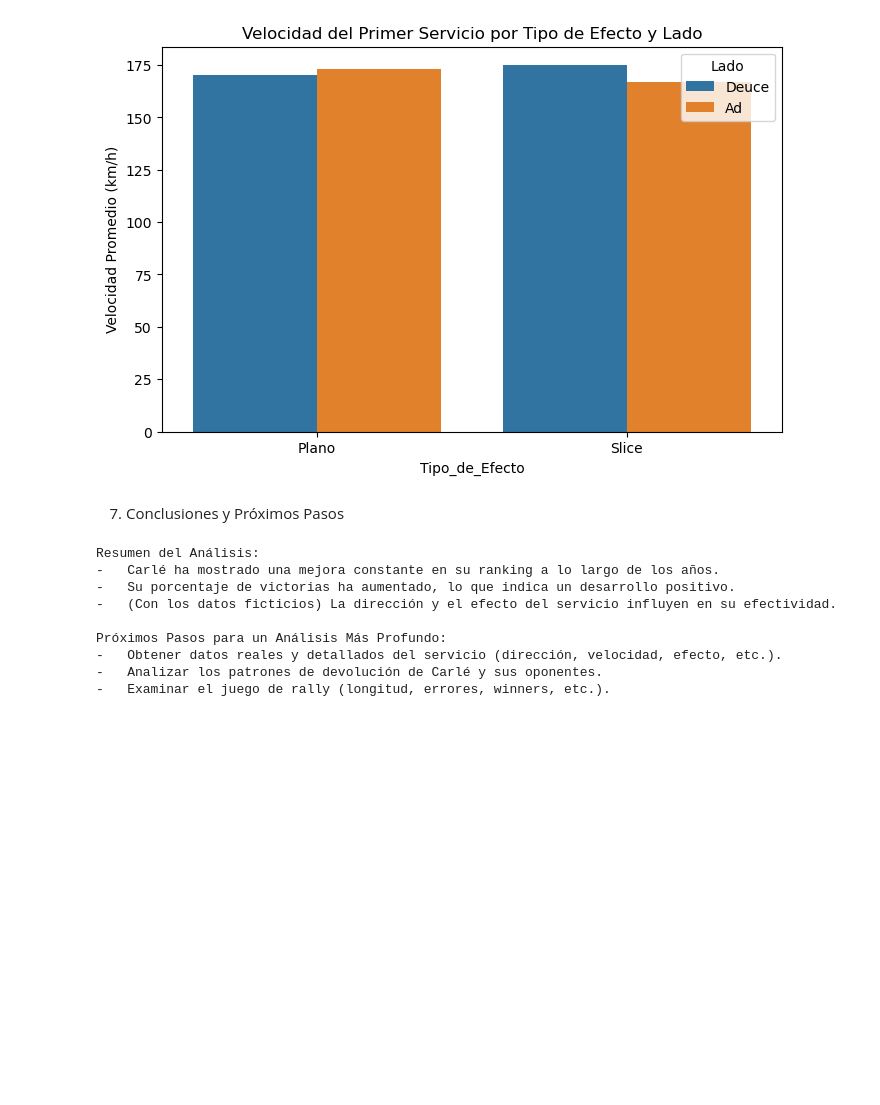
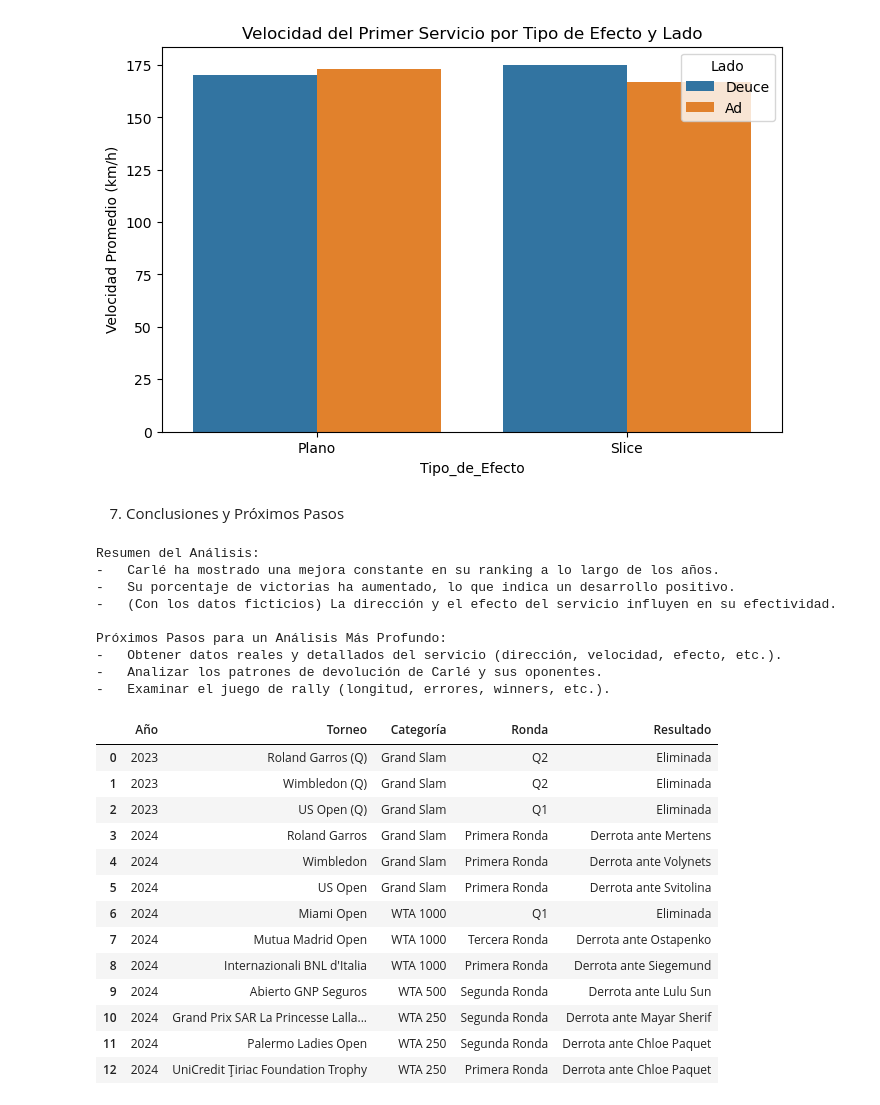
Before and after one commit to roreravi/kevin, a Jupyter notebook: tennis/carle.ipynb, the cells around one changed output. Drawn from its saved outputs; the diff is of its cells as text; code cells hidden in the pictures; blank space fills up the shorter version.

```diff
--- a/tennis/carle.ipynb
+++ b/tennis/carle.ipynb
@@ -215,3 +215,62 @@ Próximos Pasos para un Análisis Más Profundo:
 -   Obtener datos reales y detallados del servicio (dirección, velocidad, efecto, etc.).
 -   Analizar los patrones de devolución de Carlé y sus oponentes.
 -   Examinar el juego de rally (longitud, errores, winners, etc.).
+# %%
+#Analsisi de lourdes Carle en los ultimos años, resultados y torneos jugados 250, 500,1000, Grand Slam
+
+Carle_tournament = {
+    "Año": [
+        2023, 2023, 2023,          # Grand Slam (clasificación)
+        2024, 2024, 2024,          # Grand Slam (main draw)
+        2024, 2024, 2024,          # WTA 1000
+        2024,                      # WTA 500
+        2024, 2024, 2024           # WTA 250
+    ],
+    "Torneo": [
+        "Roland Garros (Q)", "Wimbledon (Q)", "US Open (Q)",       # 2023
+        "Roland Garros", "Wimbledon", "US Open",                   # 2024
+        "Miami Open", "Mutua Madrid Open", "Internazionali BNL d'Italia",  # WTA 1000
+        "Abierto GNP Seguros",                                     # WTA 500
+        "Grand Prix SAR La Princesse Lalla Meryem", "Palermo Ladies Open",
+        "UniCredit Ţiriac Foundation Trophy"                       # WTA 250
+    ],
+    "Categoría": [
+        "Grand Slam", "Grand Slam", "Grand Slam",    # 2023 (clasificación)
+        "Grand Slam", "Grand Slam", "Grand Slam",    # 2024
+        "WTA 1000", "WTA 1000", "WTA 1000",          # WTA 1000
+        "WTA 500",                                   # WTA 500
+        "WTA 250", "WTA 250", "WTA 250"              # WTA 250
+    ],
+    "Ronda": [
+        "Q2", "Q2", "Q1",                # Clasificación 2023
+        "Primera Ronda", "Primera Ronda", "Primera Ronda",  # 2024
+        "Q1", "Tercera Ronda", "Primera Ronda",             # WTA 1000
+        "Segunda Ronda",                                     # WTA 500
+        "Segunda Ronda", "Segunda Ronda", "Primera Ronda"   # WTA 250
+    ],
+    "Resultado": [
+        "Eliminada", "Eliminada", "Eliminada",           # 2023
+        "Derrota ante Mertens", "Derrota ante Volynets", "Derrota ante Svitolina",  # 2024
+        "Eliminada", "Derrota ante Ostapenko", "Derrota ante Siegemund",           # WTA 1000
+        "Derrota ante Lulu Sun",                                                  # WTA 500
+        "Derrota ante Mayar Sherif", "Derrota ante Chloe Paquet", "Derrota ante Chloe Paquet"  # WTA 250
+    ]
+}
+
+df_carle = pd.DataFrame(Carle_tournament)
+df_carle
+# %% [output]
+|  | Año | Torneo | Categoría | Ronda | Resultado |
+| 0 | 2023 | Roland Garros (Q) | Grand Slam | Q2 | Eliminada |
+| 1 | 2023 | Wimbledon (Q) | Grand Slam | Q2 | Eliminada |
+| 2 | 2023 | US Open (Q) | Grand Slam | Q1 | Eliminada |
+| 3 | 2024 | Roland Garros | Grand Slam | Primera Ronda | Derrota ante Mertens |
+| 4 | 2024 | Wimbledon | Grand Slam | Primera Ronda | Derrota ante Volynets |
+| 5 | 2024 | US Open | Grand Slam | Primera Ronda | Derrota ante Svitolina |
+| 6 | 2024 | Miami Open | WTA 1000 | Q1 | Eliminada |
+| 7 | 2024 | Mutua Madrid Open | WTA 1000 | Tercera Ronda | Derrota ante Ostapenko |
+| 8 | 2024 | Internazionali BNL d'Italia | WTA 1000 | Primera Ronda | Derrota ante Siegemund |
+| 9 | 2024 | Abierto GNP Seguros | WTA 500 | Segunda Ronda | Derrota ante Lulu Sun |
+| 10 | 2024 | Grand Prix SAR La Princesse Lalla... | WTA 250 | Segunda Ronda | Derrota ante Mayar Sherif |
+| 11 | 2024 | Palermo Ladies Open | WTA 250 | Segunda Ronda | Derrota ante Chloe Paquet |
+| 12 | 2024 | UniCredit Ţiriac Foundation Trophy | WTA 250 | Primera Ronda | Derrota ante Chloe Paquet |
```
Also changed, not shown: parts of 4 cells of this notebook.
